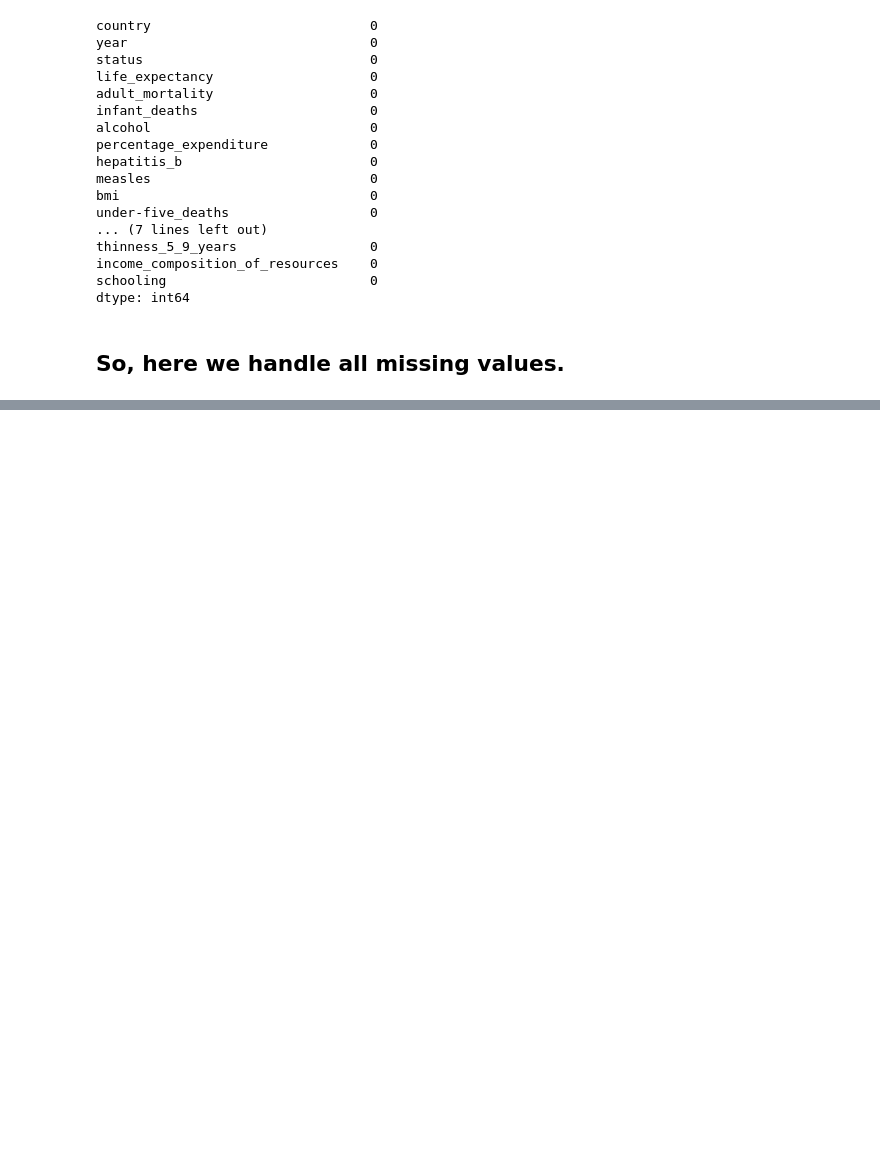
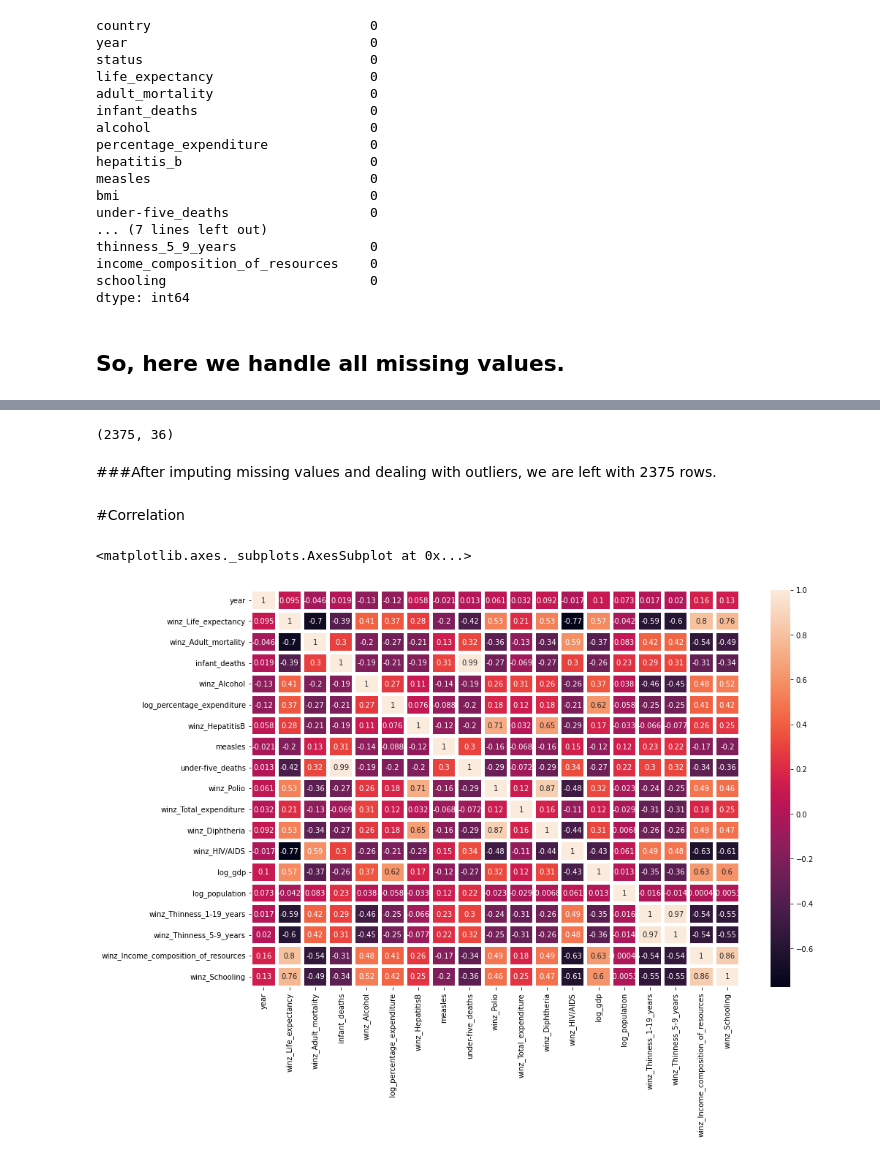
Before and after one commit to BlacK-EyE1/EDA, a Jupyter notebook: Life_expectancy.ipynb, the cells around one changed output, grey strips where cells are left out. Saved outputs shown, nothing was run; the diff lists cells and outputs as text; code cells hidden in the pictures; blank space fills up the shorter version.

```diff
--- a/Life_expectancy.ipynb
+++ b/Life_expectancy.ipynb
@@ -405,0 +566,19 @@ dtype: int64
+# %%
+data_s.shape
+# %% [output]
+(2375, 36)
+# %% [markdown]
+###After imputing missing values and dealing with outliers, we are left with 2375 rows.
+# %% [markdown]
+#Correlation
+# %%
+life_exp = data_s[['year', 'country', 'status','winz_Life_expectancy','winz_Adult_mortality','infant_deaths','winz_Alcohol',
+            'log_percentage_expenditure','winz_HepatitisB','measles','under-five_deaths','winz_Polio',
+            'winz_Total_expenditure','winz_Diphtheria','winz_HIV/AIDS','log_gdp','log_population',
+            'winz_Thinness_1-19_years','winz_Thinness_5-9_years','winz_Income_composition_of_resources',
+            'winz_Schooling']]
+plt.figure(figsize=(15,10))
+sns.heatmap(life_exp.corr(), annot =True, linewidths = 4)
+# %% [output]
+<matplotlib.axes._subplots.AxesSubplot at 0x...>
+[figure, added]
```
Also changed, not shown: parts of 52 cells of this notebook.
